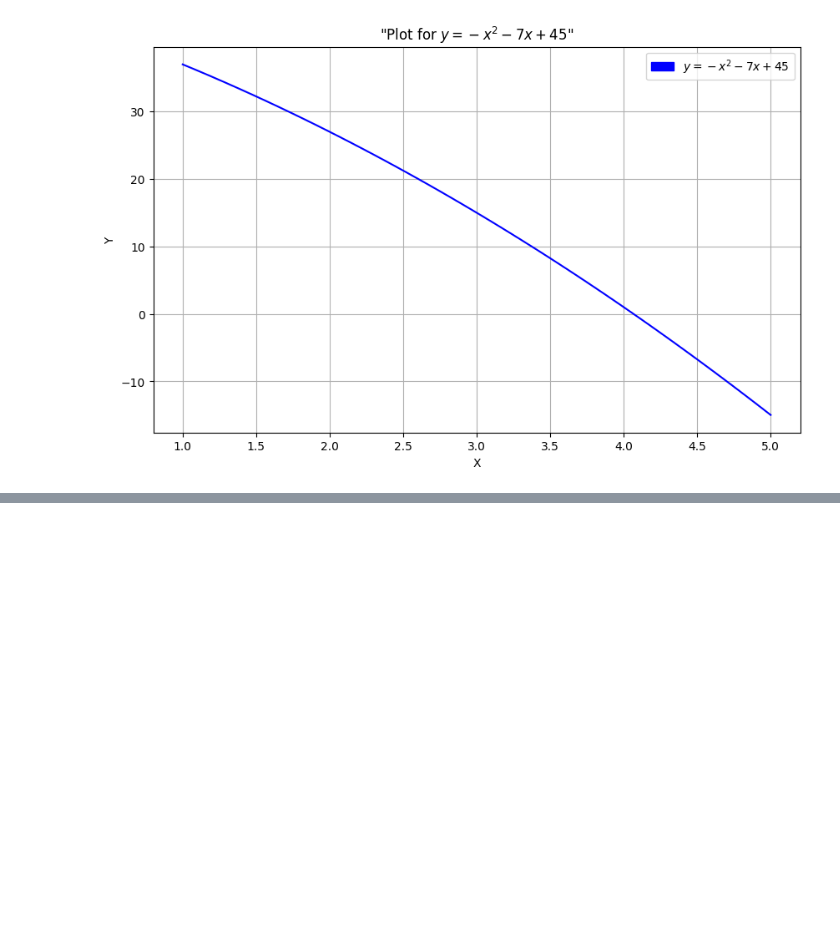
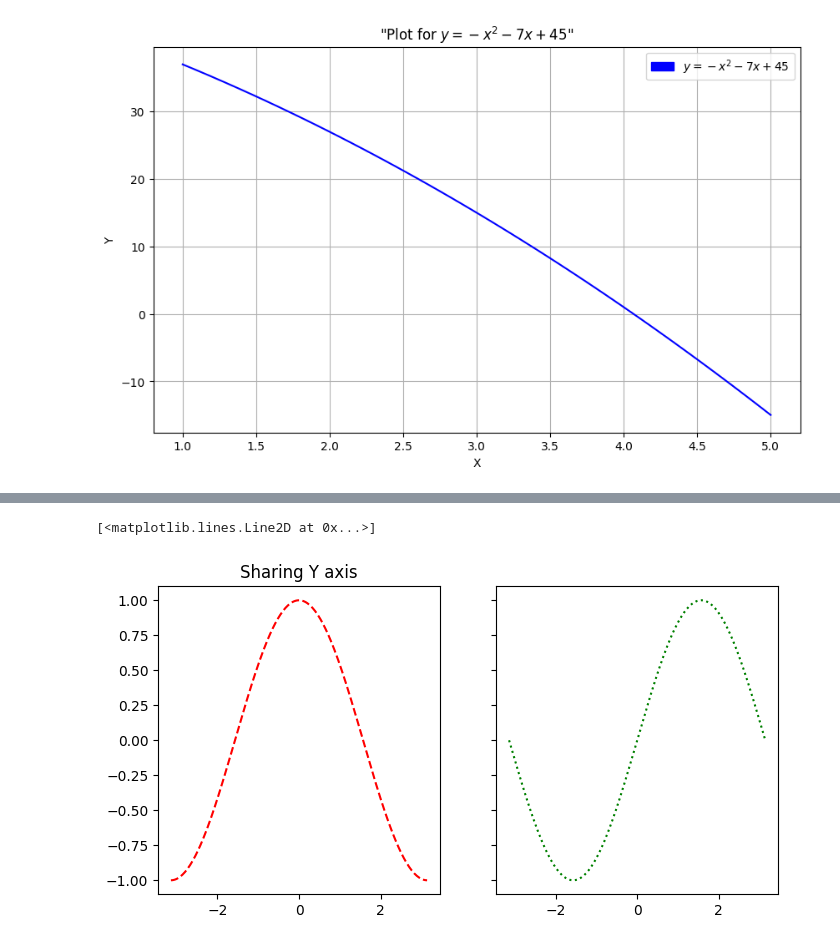
Before and after one commit to IgaMeddie/Descr_stat_-_viz, a Jupyter notebook: learnt 06-02.ipynb, the cells around one changed output, grey strips where cells are left out. Cells and saved outputs as stored; diff of their text form; code cells hidden in the pictures; blank space fills up the shorter version.

Commit message:
Plotting on the same graph

```diff
--- a/learnt 06-02.ipynb
+++ b/learnt 06-02.ipynb
@@ -344,0 +358,30 @@ plt.legend(handles=[blue_patch])
+# %%
+f, (ax1, ax2) = plt.subplots(1, 2, sharey=True, figsize=(8,4)) # one row and two columns of subplots
+
+'''matplotlib.pyplot.subplots(nrows=1, ncols=1, *, sharex=False, sharey=False, squeeze=True, width_ratios=None, height_ratios=None, subplot_kw=None, gridspec_kw=None, **fig_kw)
+
+Create a figure and a set of subplots.
+
+**fig_kw
+All additional keyword arguments are passed to the pyplot.figure call.'''
+
+'''subplots() returns the following:
+fig: Figure
+
+ax: Axes or array of Axes
+ax can be either a single Axes object, or an array of Axes objects if more than one subplot was created. '''
+
+'''sharex, sharey: bool or {'none', 'all', 'row', 'col'}, default: False
+Controls sharing of properties among x (sharex) or y (sharey) axes:
+
+True or 'all': x- or y-axis will be shared among all subplots.
+False or 'none': each subplot x- or y-axis will be independent.'''
+
+ax1.plot(x_sincon, cosine, '--r', label='cos(x)')
+ax1.set_title('Sharing Y axis')
+ax2.plot(x_sincon, sine, ':g', label = 'sin(x)', color = 'green')
+
+# If we do not provide the number of columns and rows for the subplots() function, matplotlib assumes that we want to use a single row with one column, hence plotting both lines together.
+# %% [output]
+[<matplotlib.lines.Line2D at 0x...>]
+[figure, added]
```
Also changed, not shown: parts of 6 cells of this notebook.
